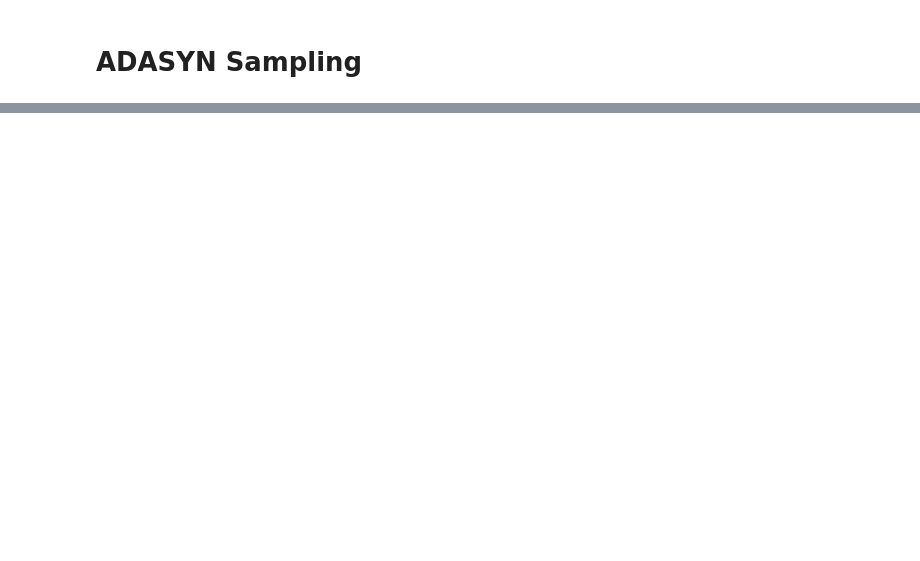
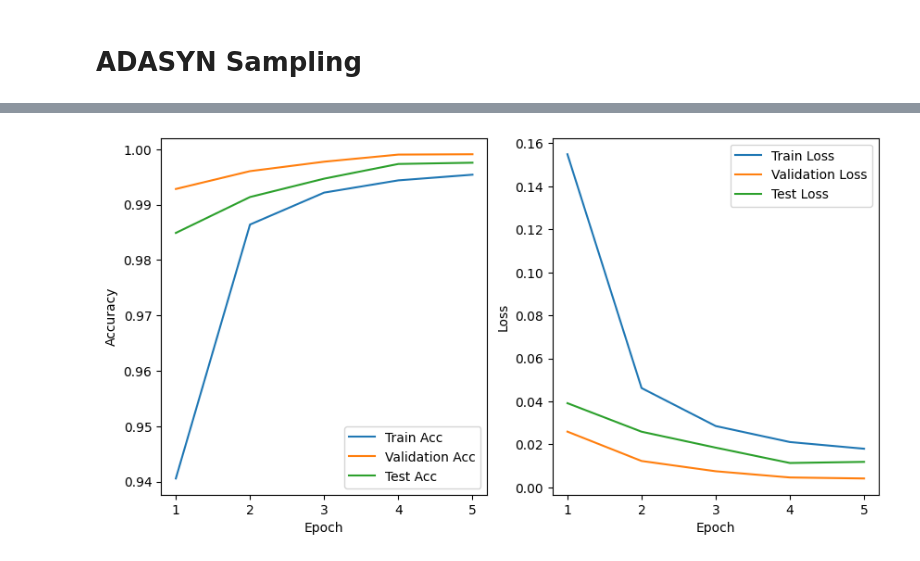
Before and after one commit to Ipouyall/DeepNeuralNetworkExploration, a Jupyter notebook: 09_CreditCardFraudDetection_ADASYN/03_Fraud_Detection.ipynb, the cells around one changed output, grey strips where cells are left out. Cells and saved outputs as stored; diff of their text form; code cells hidden in the pictures; blank space fills up the shorter version.

```diff
--- a/09_CreditCardFraudDetection_ADASYN/03_Fraud_Detection.ipynb
+++ b/09_CreditCardFraudDetection_ADASYN/03_Fraud_Detection.ipynb
@@ -500,0 +711,40 @@ gc.collect()
+# %%
+x_train, x_val, y_train, y_val = train_test_split(
+    x, y, test_size=0.25, random_state=42, stratify=y
+)
+
+train_set = TensorDataset(torch.tensor(x_train, dtype=torch.float32), torch.tensor(y_train, dtype=torch.long))
+valid_set = TensorDataset(torch.tensor(x_val, dtype=torch.float32), torch.tensor(y_val, dtype=torch.long))
+test_set = TensorDataset(torch.tensor(x_test.values, dtype=torch.float32), torch.tensor(y_test.values, dtype=torch.long))
+
+del x_train, x_val, y_train, y_val
+# %%
+model = CCFraudDetector(input_features=29, output_features=2).to(DEVICE)
+# %%
+history = train_model(
+    model=model,
+    batch_size=BATCH_SIZE,
+    epochs=EPOCHS,
+    criterion=CrossEntropyLoss(),
+    train_set=train_set,
+    valid_set=valid_set,
+    test_set=test_set,
+    lr=LEARNING_RATE,
+)
+# %%
+trend_plot_helper(
+    {
+        "Accuracy - Epoch": [
+            ("Train Acc", history["train_acc"]),
+            ("Validation Acc", history["valid_acc"]),
+            ("Test Acc", history["test_acc"]),
+        ],
+        "Loss - Epoch": [
+            ("Train Loss", history["train_loss"]),
+            ("Validation Loss", history["valid_loss"]),
+            ("Test Loss", history["test_loss"]),
+        ]
+    }
+)
+# %% [output]
+[figure, added]
```
Also changed, not shown: parts of 27 cells of this notebook.
